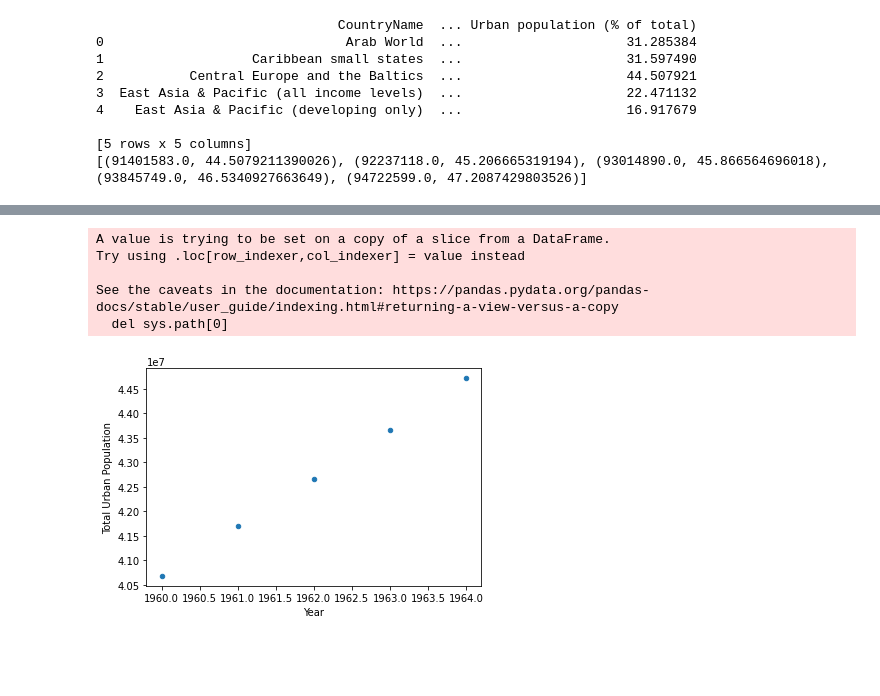
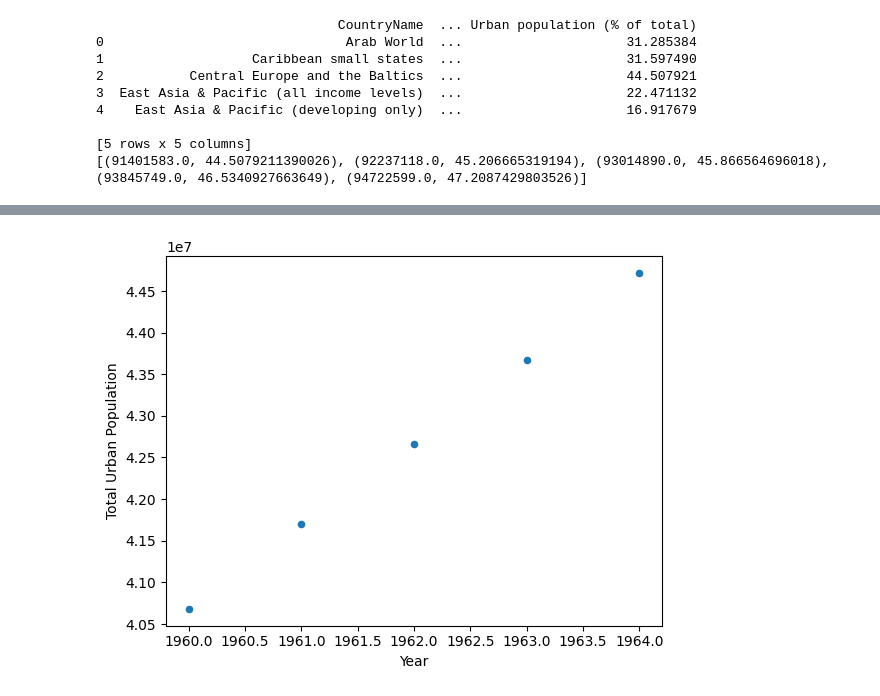
Before and after one commit to armeros/DC_Basics_DS_Toolbox_2, a Jupyter notebook: Basics_2.ipynb, the cells around one changed output, grey strips where cells are left out. Drawn from its saved outputs; the diff is of its cells as text; code cells hidden in the pictures; blank space fills up the shorter version.

```diff
--- a/Basics_2.ipynb
+++ b/Basics_2.ipynb
@@ -151,0 +386,15 @@ False
+# %%
+import pandas as pd
+
+result = []
+for chunk in pd.read_csv('data.csv', chunksize=1000):
+    result.append(sum(chunk['col_name']))
+total = sum(result)
+print(total)
+# %%
+import pandas as pd
+
+total =0
+for chunk in pd.read_csv('data.csv', chunksize=1000):
+    total += sum(chunk['col_name'])
+print(total)
@@ -249,0 +684,9 @@ print(new_fellowship)
+# %%
+def num_sequence(n):
+    """Generate values from 0 to n."""
+    i = 0
+    while i < n:
+        yield i
+        i += 1
+
+num_sequence(5)
@@ -249,0 +695,3 @@ print(new_fellowship)
+# %%
+for i in num_sequence(5):
+    print(i)
@@ -540,25 +1269,19 @@ print(pops_list)
 # %%
 import pandas as pd
 import matplotlib.pyplot as plt
 
 # Code from previous exercise
 urb_pop_reader = pd.read_csv('world_ind_pop_data.csv', chunksize=1000)
 df_urb_pop = next(urb_pop_reader)
-df_pop_ceb = df_urb_pop[df_urb_pop['CountryCode'] == 'CEB']
+df_pop_ceb = df_urb_pop[df_urb_pop['CountryCode'] == 'CEB'].copy()
 pops = zip(df_pop_ceb['Total Population'],
            df_pop_ceb['Urban population (% of total)'])
 pops_list = list(pops)
 
-# Use list comprehension to create new DataFrame column 'Total Urban Population'
-df_pop_ceb['Total Urban Population'] = [int(i[0]*i[1]/100) for i in pops_list]
+df_pop_ceb.loc[:, 'Total Urban Population'] = [int(i * j / 100) for (i, j) in pops_list]
 
 # Plot urban population data
-df_pop_ceb.plot(kind="scatter", x="Year", y="Total Urban Population")
+df_pop_ceb.plot(kind='scatter', x='Year', y='Total Urban Population')
 plt.show()
 # %% [output]
-A value is trying to be set on a copy of a slice from a DataFrame.
-Try using .loc[row_indexer,col_indexer] = value instead
-
-See the caveats in the documentation: https://pandas.pydata.org/pandas-docs/stable/user_guide/indexing.html#returning-a-view-versus-a-copy
-  del sys.path[0]
-[figure, old version]
+[figure, new version]
```
Also changed, not shown: parts of 90 cells of this notebook.
